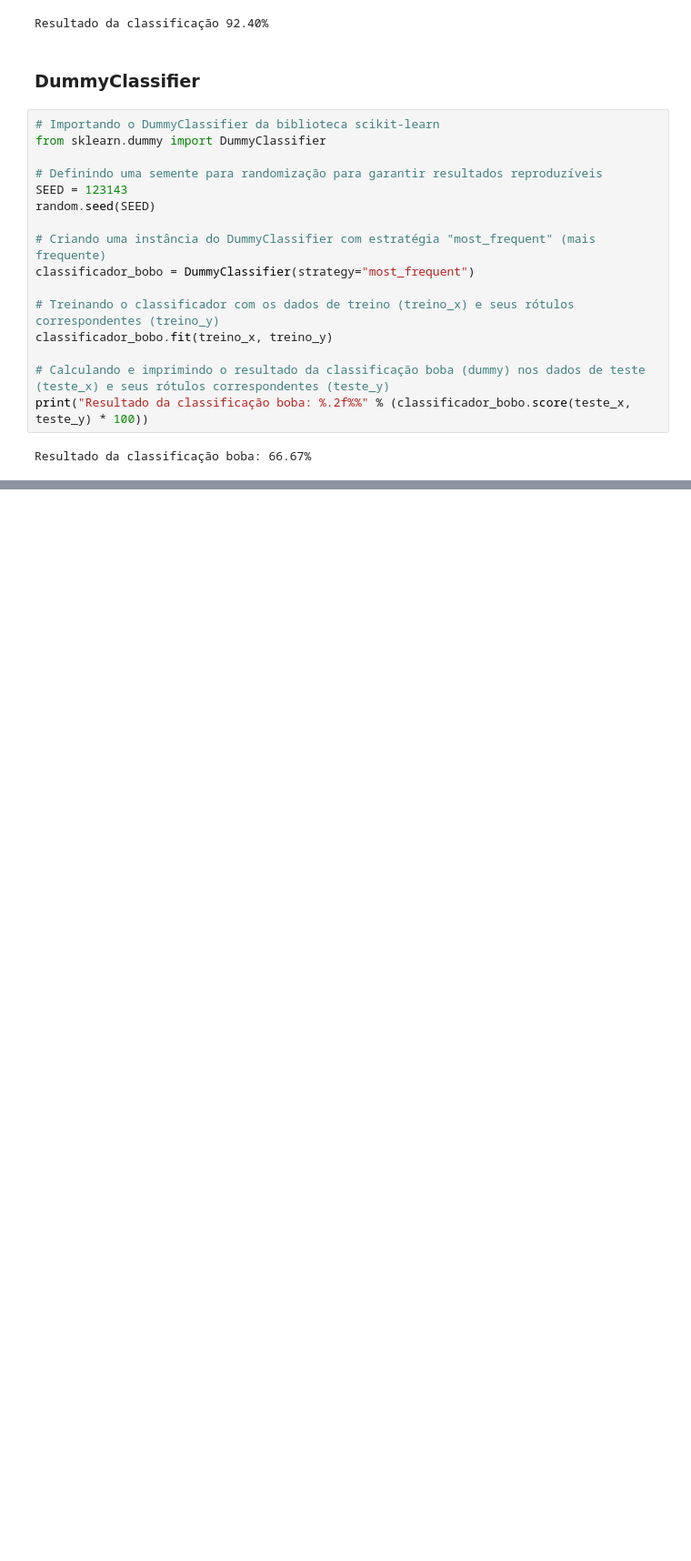
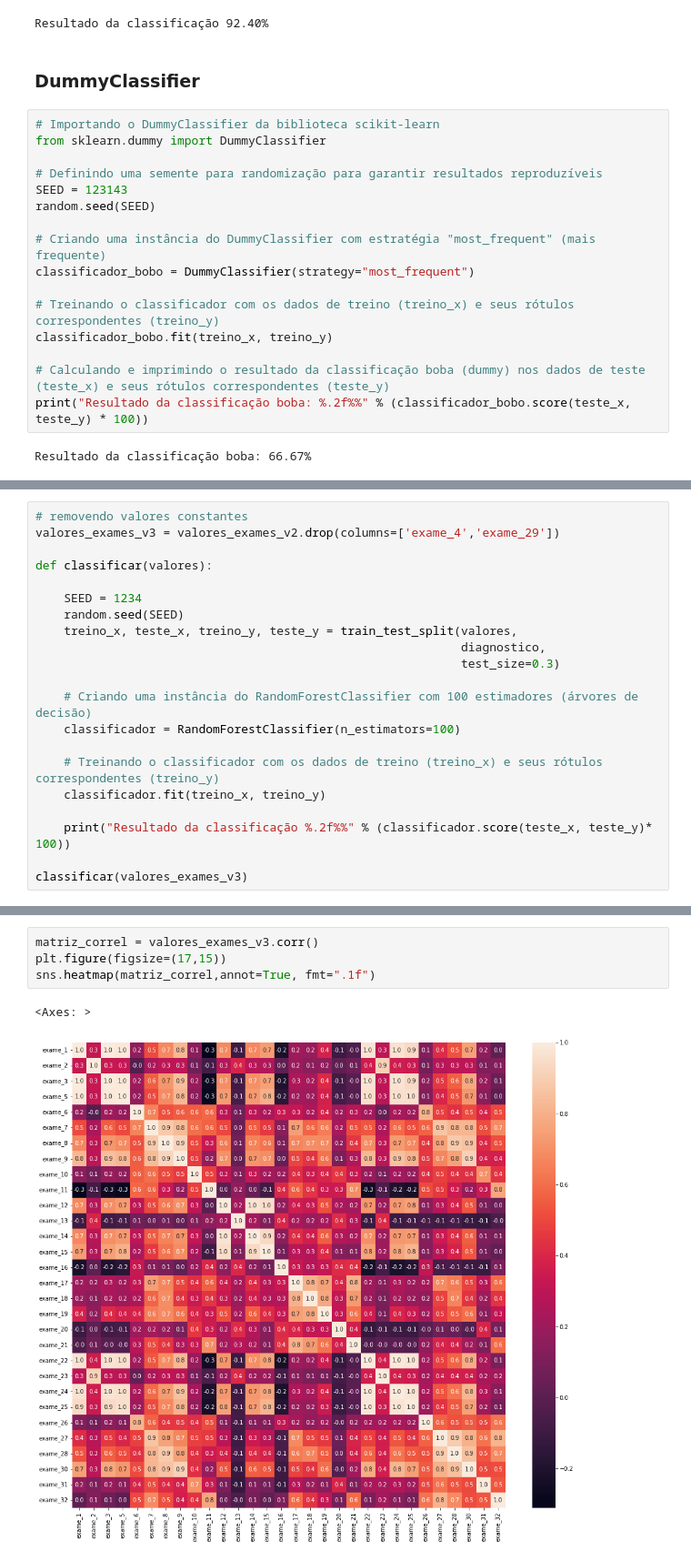
Before and after one commit to MM-coder-bit/Machine-Learning-Varias-Dimensoes, a Jupyter notebook: Colab/ML para detectar cancer.ipynb, the cells around one changed output, grey strips where cells are left out. Shown: that part at 91% size. Cells and saved outputs as stored; diff of their text form; blank space fills up the shorter version.

Commit message:
adicionado matriz de correlação

```diff
--- a/Colab/ML para detectar cancer.ipynb
+++ b/Colab/ML para detectar cancer.ipynb
@@ -114,0 +230,21 @@ Resultado da classificação boba: 66.67%
+# %%
+# removendo valores constantes
+valores_exames_v3 = valores_exames_v2.drop(columns=['exame_4','exame_29'])
+
+def classificar(valores):
+
+    SEED = 1234
+    random.seed(SEED)
+    treino_x, teste_x, treino_y, teste_y = train_test_split(valores,
+                                                            diagnostico,
+                                                            test_size=0.3)
+
+    # Criando uma instância do RandomForestClassifier com 100 estimadores (árvores de decisão)
+    classificador = RandomForestClassifier(n_estimators=100)
+
+    # Treinando o classificador com os dados de treino (treino_x) e seus rótulos correspondentes (treino_y)
+    classificador.fit(treino_x, treino_y)
+
+    print("Resultado da classificação %.2f%%" % (classificador.score(teste_x, teste_y)* 100))
+
+classificar(valores_exames_v3)
@@ -114,0 +276,7 @@ Resultado da classificação boba: 66.67%
+# %%
+matriz_correl = valores_exames_v3.corr()
+plt.figure(figsize=(17,15))
+sns.heatmap(matriz_correl,annot=True, fmt=".1f")
+# %% [output]
+<Axes: >
+[figure, added]
```
Also changed, not shown: parts of 12 cells of this notebook, 1 other file.
